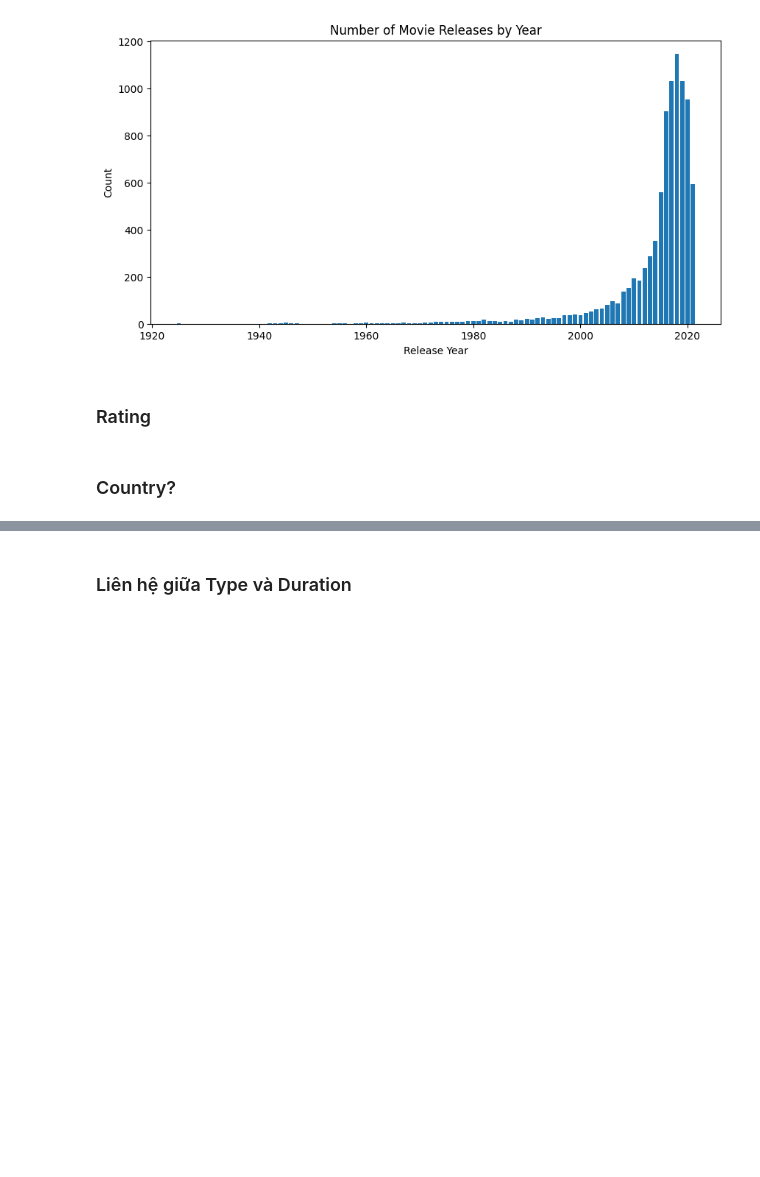
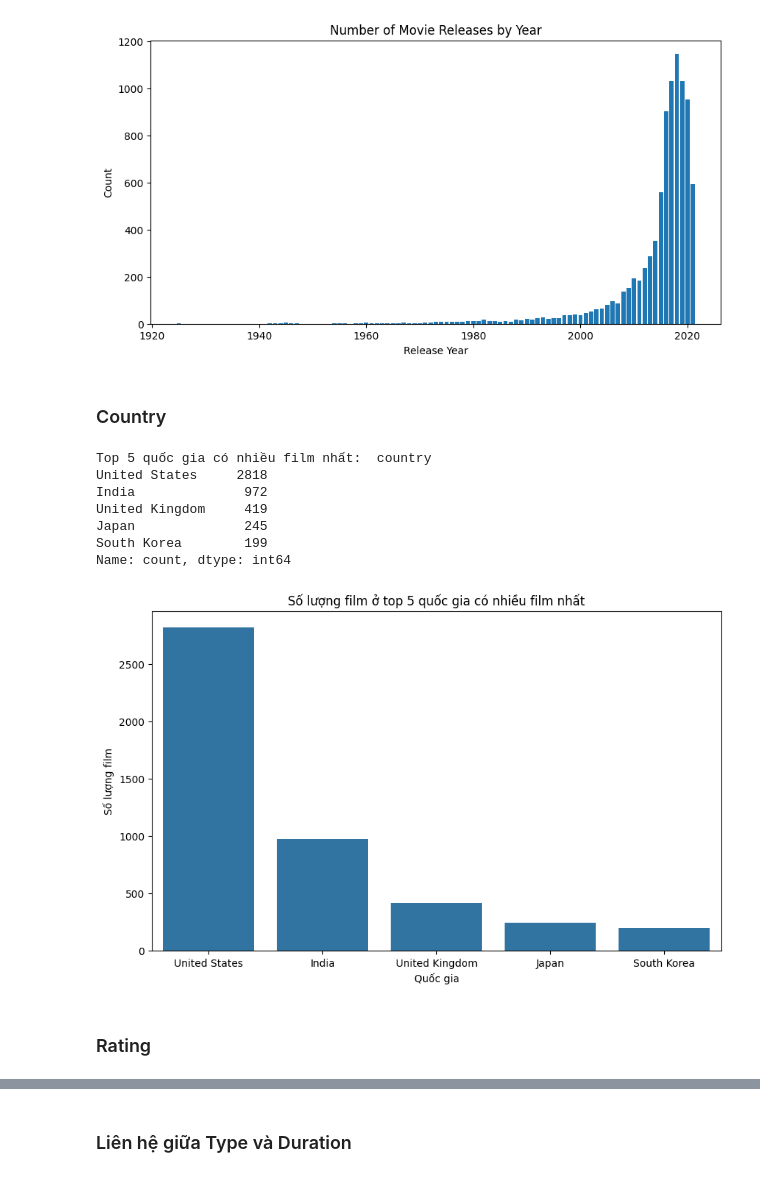
Before and after one commit to nhttrn84/Data_Visualization, a Jupyter notebook: relationship.ipynb, the cells around one changed output, grey strips where cells are left out. Saved outputs shown, nothing was run; the diff lists cells and outputs as text; code cells hidden in the pictures; blank space fills up the shorter version.

Commit message:
Hoang Ngoc commit: Country, Rating, Listed in

```diff
--- a/relationship.ipynb
+++ b/relationship.ipynb
@@ -292,7 +293,30 @@ plt.title('Number of Movie Releases by Year')
 plt.show()
 # %% [output]
 [figure]
+# %% [markdown]
+### Country
+# %%
+# Đếm số lượng film ở mỗi quốc gia
+country_count = df["country"].value_counts()
+
+# Lấy top 5 quốc gia có nhiều film nhất
+top_countries = country_count.nlargest(5);
+print("Top 5 quốc gia có nhiều film nhất: ", top_countries)
+
+plt.figure(figsize=(10, 6))
+sns.countplot(x='country', data=df, order=top_countries.index)
+plt.xlabel("Quốc gia")
+plt.ylabel("Số lượng film")
+plt.title("Số lượng film ở top 5 quốc gia có nhiều film nhất")
+plt.show()
+# %% [output]
+Top 5 quốc gia có nhiều film nhất:  country
+United States     2818
+India              972
+United Kingdom     419
+Japan              245
+South Korea        199
+Name: count, dtype: int64
+[figure, added]
 # %% [markdown]
 ### Rating
-# %% [markdown]
-### Country?
```
Also changed, not shown: parts of 9 cells of this notebook.
